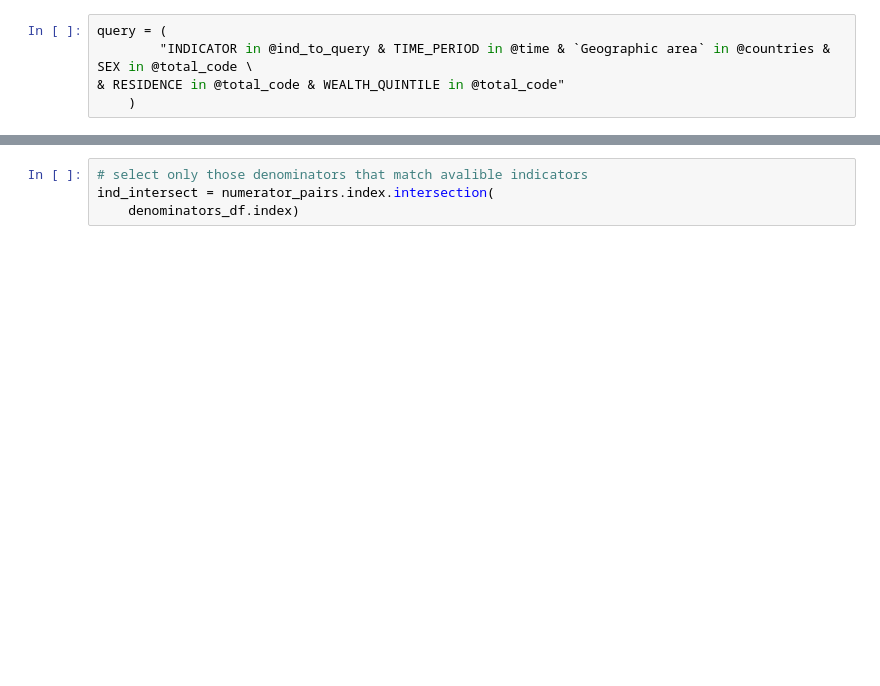
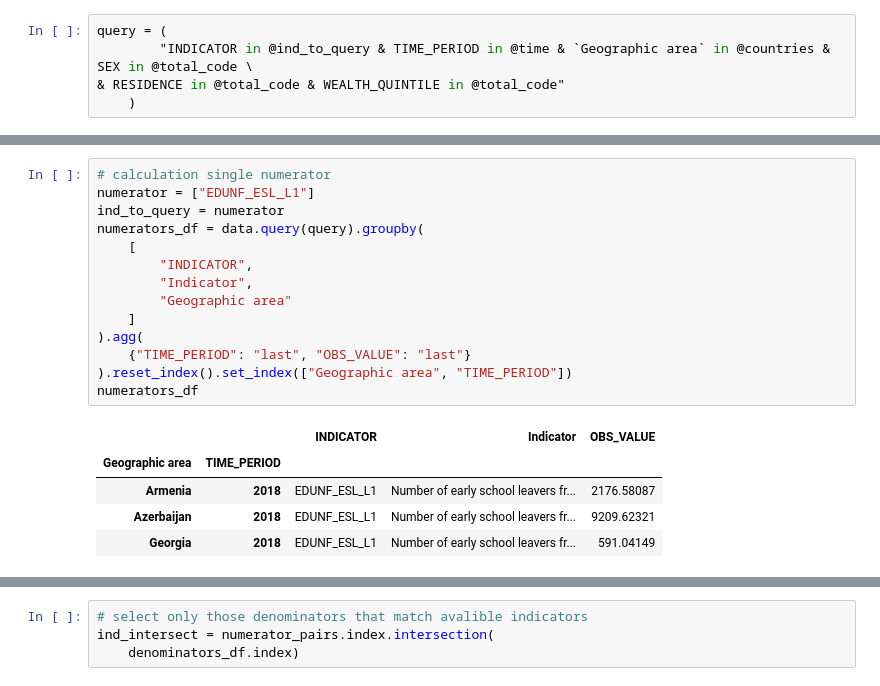
Before and after one commit to UNICEFECAR/dash, a Jupyter notebook: check_on_cards.ipynb, the cells around one changed output, grey strips where cells are left out. Saved outputs shown, nothing was run; the diff lists cells and outputs as text; blank space fills up the shorter version.

```diff
--- a/check_on_cards.ipynb
+++ b/check_on_cards.ipynb
@@ -84,0 +141,20 @@ round(numerators_df.loc[ind_intersect]["OBS_VALUE"].sum()/denominators_df.loc[in
+# %%
+# calculation single numerator
+numerator = ["EDUNF_ESL_L1"]
+ind_to_query = numerator
+numerators_df = data.query(query).groupby(
+    [
+        "INDICATOR",
+        "Indicator",
+        "Geographic area"
+    ]
+).agg(
+    {"TIME_PERIOD": "last", "OBS_VALUE": "last"}
+).reset_index().set_index(["Geographic area", "TIME_PERIOD"])
+numerators_df
+# %% [output]
+|  |  | INDICATOR | Indicator | OBS_VALUE |
+| Geographic area | TIME_PERIOD |  |  |  |
+| Armenia | 2018 | EDUNF_ESL_L1 | Number of early school leavers fr... | 2176.58087 |
+| Azerbaijan | 2018 | EDUNF_ESL_L1 | Number of early school leavers fr... | 9209.62321 |
+| Georgia | 2018 | EDUNF_ESL_L1 | Number of early school leavers fr... | 591.04149 |
```
Also changed, not shown: parts of 61 cells of this notebook.
